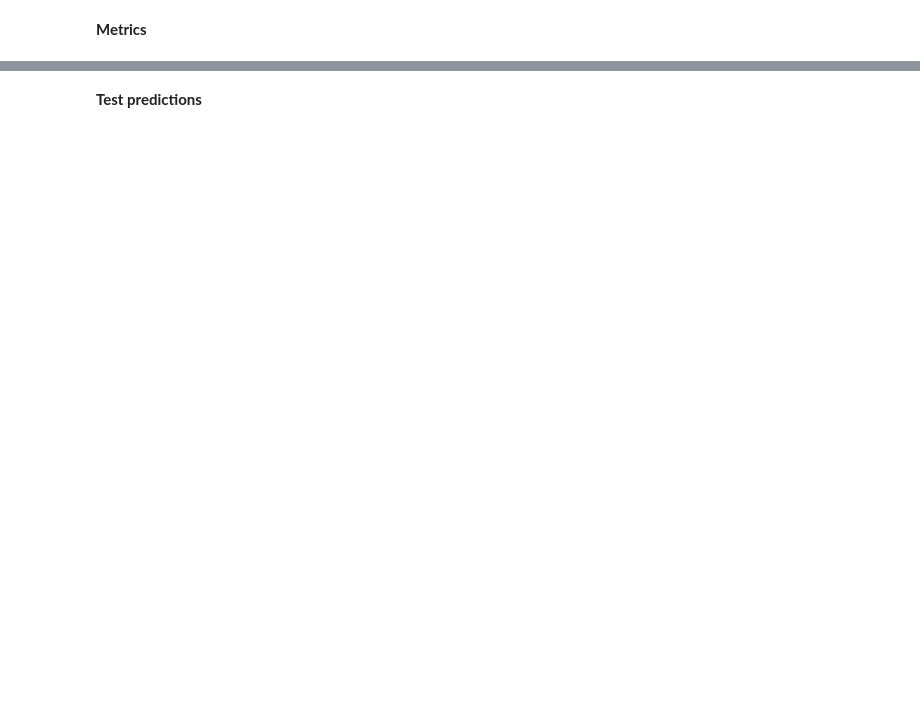
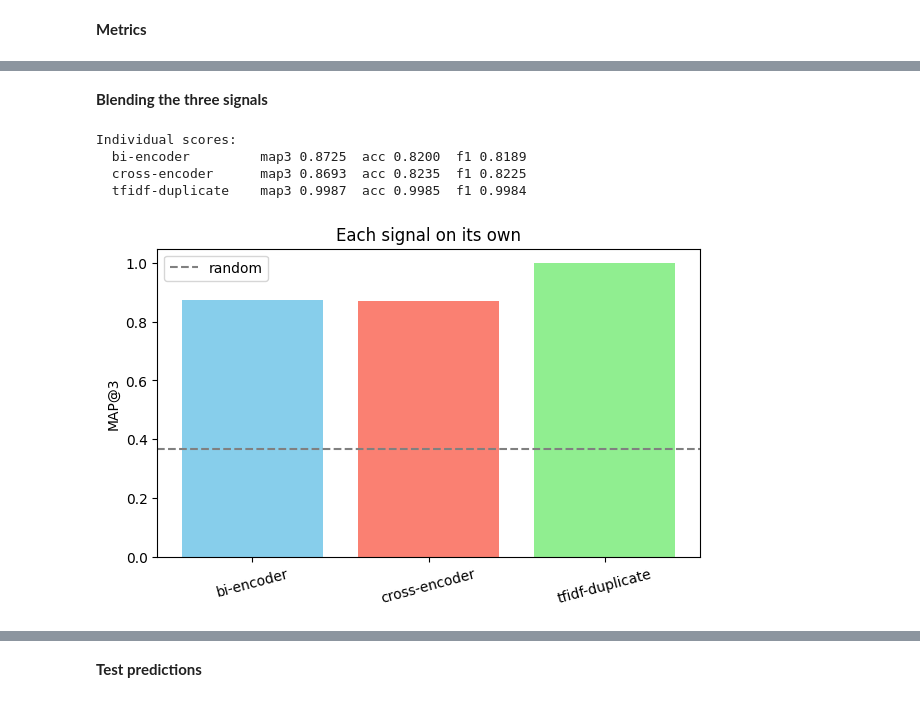
Before and after one commit to 22f1000828/DL-22f1000828-notebook-t22026, a Jupyter notebook: kaggle_notebook.ipynb, the cells around one changed output, grey strips where cells are left out. Saved outputs shown, nothing was run; the diff lists cells and outputs as text; code cells hidden in the pictures; blank space fills up the shorter version.

```diff
--- a/kaggle_notebook.ipynb
+++ b/kaggle_notebook.ipynb
@@ -663,0 +340,23 @@ Final OOF - acc: 0.979  f1: 0.9783  map3: 0.987
+# %%
+def score_bi_encoder(prompt_idx_scores, prompt_idx_ids, opt_emb):
+    """Signal A: no cross-encoder, just embeddings."""
+    n = len(opt_emb)
+    out = np.zeros((n, 5))
+
+    for i in range(n):
+        for s, j in zip(prompt_idx_scores[i], prompt_idx_ids[i]):
+            doc_vec = kb_emb[j]                       # the retrieved answer text
+            match = opt_emb[i] @ doc_vec              # similarity to each of my 5 options
+            best = int(np.argmax(match))
+            out[i, best] += float(s) * float(match[best])
+
+        if out[i].sum() > 0:
+            out[i] = out[i] / out[i].sum()
+        else:
+            out[i] = 0.2
+    return out
+
+
+print("Scoring train with the bi-encoder signal")
+train_bi = score_bi_encoder(tr_scores, tr_idxs, train_opt_emb)
+print("Bi-encoder MAP@3 on train (self excluded):", round(map_at_3(train_bi, y_true), 4))
@@ -663,0 +474,30 @@ Final OOF - acc: 0.979  f1: 0.9783  map3: 0.987
+# %% [markdown]
+**Blending the three signals**
+# %%
+signals = {
+    "bi-encoder": train_bi,
+    "cross-encoder": train_ce,
+    "tfidf-duplicate": train_tfidf,
+}
+
+print("Individual scores:")
+for name, s in signals.items():
+    m = all_metrics(s, y_true)
+    print(f"  {name:18s} map3 {m['map3']:.4f}  acc {m['acc']:.4f}  f1 {m['f1']:.4f}")
+
+plt.figure(figsize=(7, 4))
+names = list(signals.keys())
+vals = [map_at_3(s, y_true) for s in signals.values()]
+plt.bar(names, vals, color=['skyblue', 'salmon', 'lightgreen'])
+plt.axhline(0.3667, color='gray', linestyle='--', label='random')
+plt.title("Each signal on its own")
+plt.ylabel("MAP@3")
+plt.xticks(rotation=15)
+plt.legend()
+plt.show()
+# %% [output]
+Individual scores:
+  bi-encoder         map3 0.8725  acc 0.8200  f1 0.8189
+  cross-encoder      map3 0.8693  acc 0.8235  f1 0.8225
+  tfidf-duplicate    map3 0.9987  acc 0.9985  f1 0.9984
+[figure, added]
```
Also changed, not shown: parts of 51 cells of this notebook.
